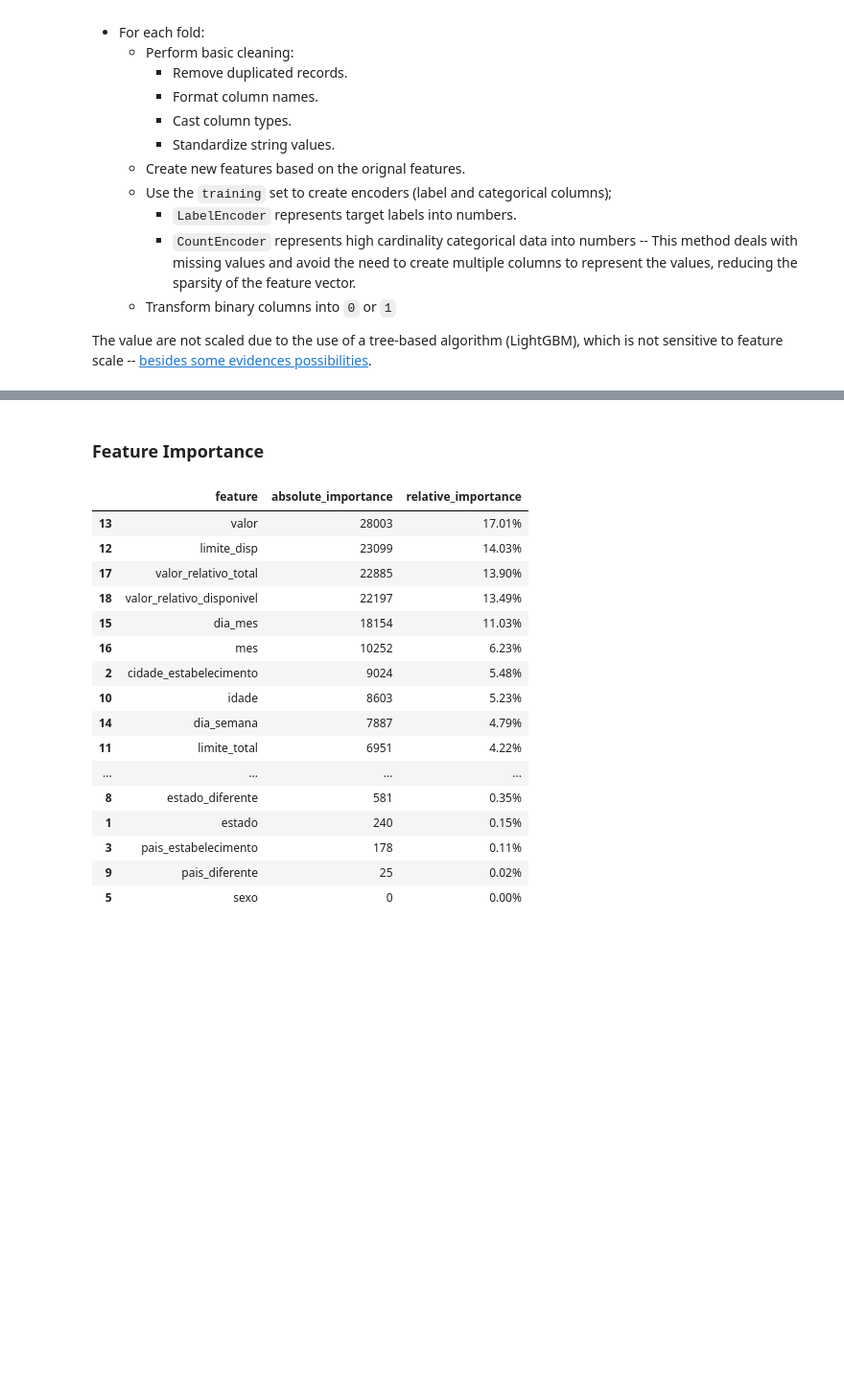
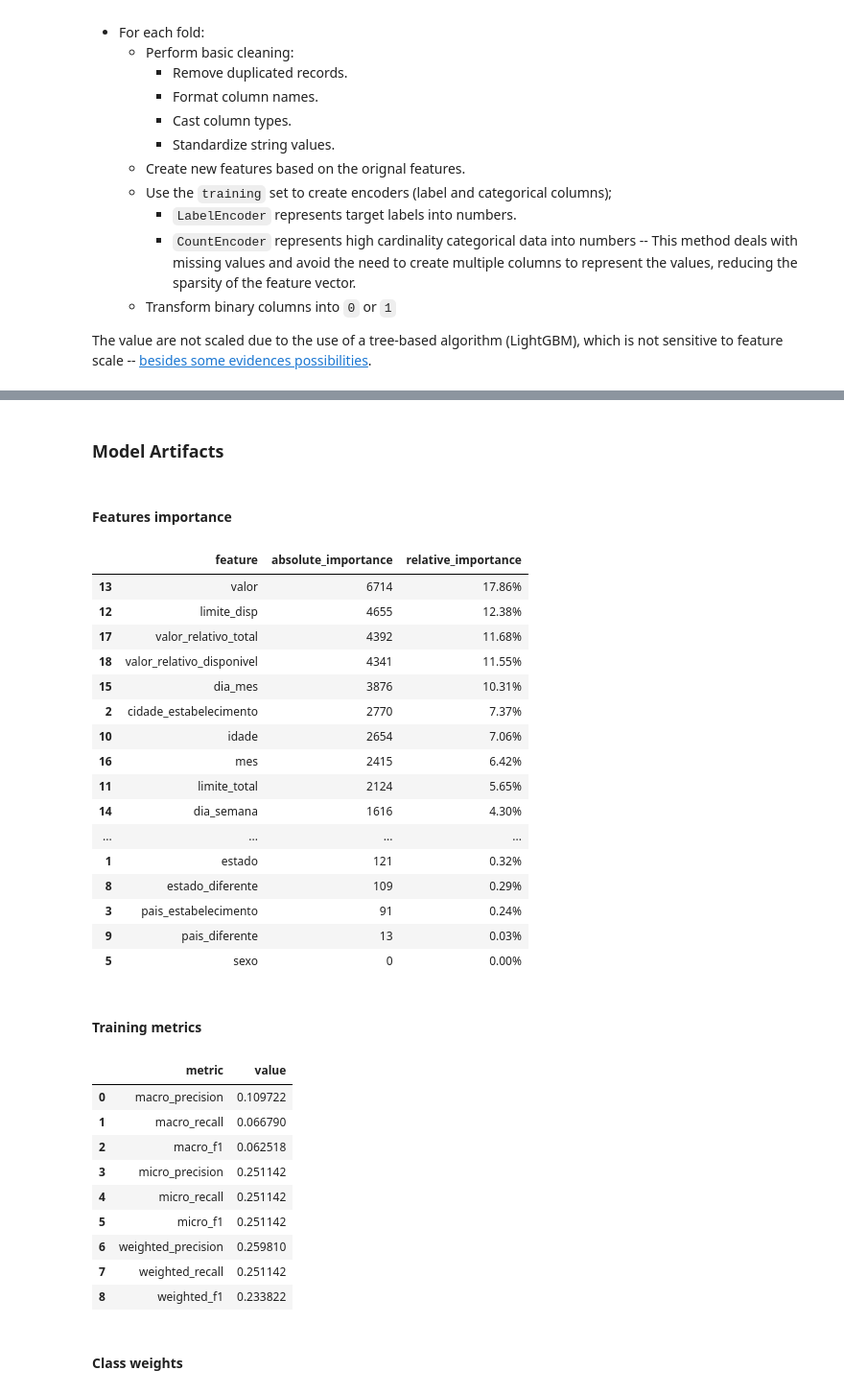
Before and after one commit to brunovilar/financial_transactions_classification, a Jupyter notebook: application/notebooks/03.1_TrainBaseModel.ipynb, the cells around one changed output, grey strips where cells are left out. Shown at 96% size. Cells and saved outputs as stored; diff of their text form; code cells hidden in the pictures; blank space fills up the shorter version.

```diff
--- a/application/notebooks/03.1_TrainBaseModel.ipynb
+++ b/application/notebooks/03.1_TrainBaseModel.ipynb
@@ -303,11 +397,20 @@ X_training, y_training = vectorize_dataset(df,
                                            target_column=TARGET_COLUMN,
                                           )
 
-class_weights = compute_weights(y_training)
+model_params = copy.deepcopy(BASE_MODEL_PARAMS)
 
-model_params.update({'class_weight': class_weights,
-                     'num_class': len(set(y_training))})
+extra_artifacts = [
+    (confusion_matrix_df, 'validation folds', 'confusion matrix'),
+    (summarized_validation_metrics_df, 'validation folds', 'metrics')
+]
 
-model = LGBMClassifier(**model_params)
-model.fit(X_training, y_training);
+mlflow_run = train_model(
+    algorithm_class=LGBMClassifier,
+    model_params=model_params,
+    X_training=X_training,
+    y_training=y_training,
+    experiment_run_name=EXPERIMENT_RUN_NAME,
+    extra_artifacts=extra_artifacts,
+    features_names=COLUMNS_SELECTION,
+)
 # %% [output]
@@ -329,22 +419,39 @@ LGBMClassifier(class_weight={0: 31.285714285714285, 1: 187.71428571428572,
 # %% [markdown]
-### Feature Importance
+### Model Artifacts
-# %%
-generate_feature_importance_report(model, COLUMNS_SELECTION)
-# %% [output]
-|  | feature | absolute_importance | relative_importance |
-| 13 | valor | 28003 | 17.01% |
-| 12 | limite_disp | 23099 | 14.03% |
-| 17 | valor_relativo_total | 22885 | 13.90% |
-| 18 | valor_relativo_disponivel | 22197 | 13.49% |
-| 15 | dia_mes | 18154 | 11.03% |
-| 16 | mes | 10252 | 6.23% |
-| 2 | cidade_estabelecimento | 9024 | 5.48% |
-| 10 | idade | 8603 | 5.23% |
-| 14 | dia_semana | 7887 | 4.79% |
-| 11 | limite_total | 6951 | 4.22% |
-| ... | ... | ... | ... |
-| 8 | estado_diferente | 581 | 0.35% |
-| 1 | estado | 240 | 0.15% |
-| 3 | pais_estabelecimento | 178 | 0.11% |
-| 9 | pais_diferente | 25 | 0.02% |
-| 5 | sexo | 0 | 0.00% |
+# %%
+main_model_artifacts = get_mlflow_artifact_content(mlflow_run.info.run_id, 'main model')
+
+for artifact_name, content in main_model_artifacts.items():
+    display(HTML(f'<h4>{artifact_name.capitalize()}</h4>'))
+    display(HTML(main_model_artifacts[artifact_name]))
+# %% [output]
+Features importance
+|  | feature | absolute_importance | relative_importance |
+| 13 | valor | 6714 | 17.86% |
+| 12 | limite_disp | 4655 | 12.38% |
+| 17 | valor_relativo_total | 4392 | 11.68% |
+| 18 | valor_relativo_disponivel | 4341 | 11.55% |
+| 15 | dia_mes | 3876 | 10.31% |
+| 2 | cidade_estabelecimento | 2770 | 7.37% |
+| 10 | idade | 2654 | 7.06% |
+| 16 | mes | 2415 | 6.42% |
+| 11 | limite_total | 2124 | 5.65% |
+| 14 | dia_semana | 1616 | 4.30% |
+| ... | ... | ... | ... |
+| 1 | estado | 121 | 0.32% |
+| 8 | estado_diferente | 109 | 0.29% |
+| 3 | pais_estabelecimento | 91 | 0.24% |
+| 9 | pais_diferente | 13 | 0.03% |
+| 5 | sexo | 0 | 0.00% |
+Training metrics
+|  | metric | value |
+| 0 | macro_precision | 0.109722 |
+| 1 | macro_recall | 0.066790 |
+| 2 | macro_f1 | 0.062518 |
+| 3 | micro_precision | 0.251142 |
+| 4 | micro_recall | 0.251142 |
+| 5 | micro_f1 | 0.251142 |
+| 6 | weighted_precision | 0.259810 |
+| 7 | weighted_recall | 0.251142 |
+| 8 | weighted_f1 | 0.233822 |
+Class weights
```
Also changed, not shown: parts of 20 cells of this notebook, 10 other files.
